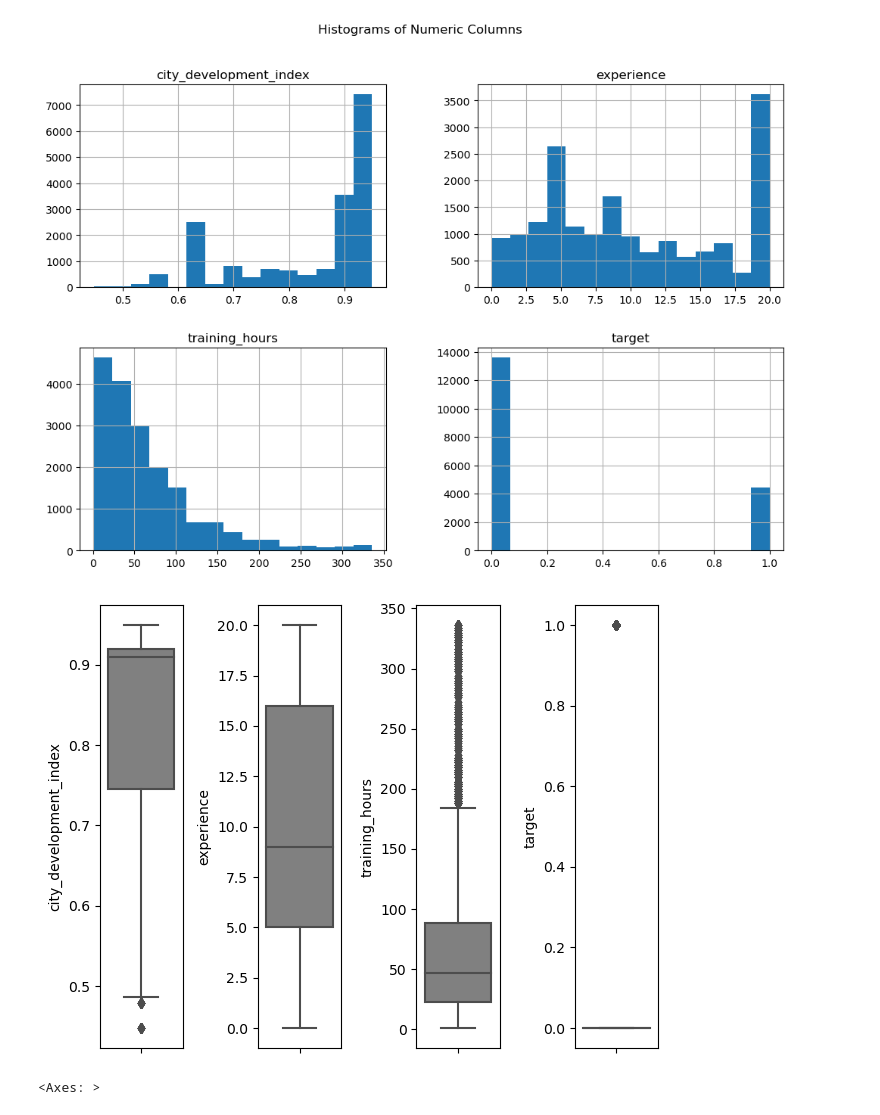
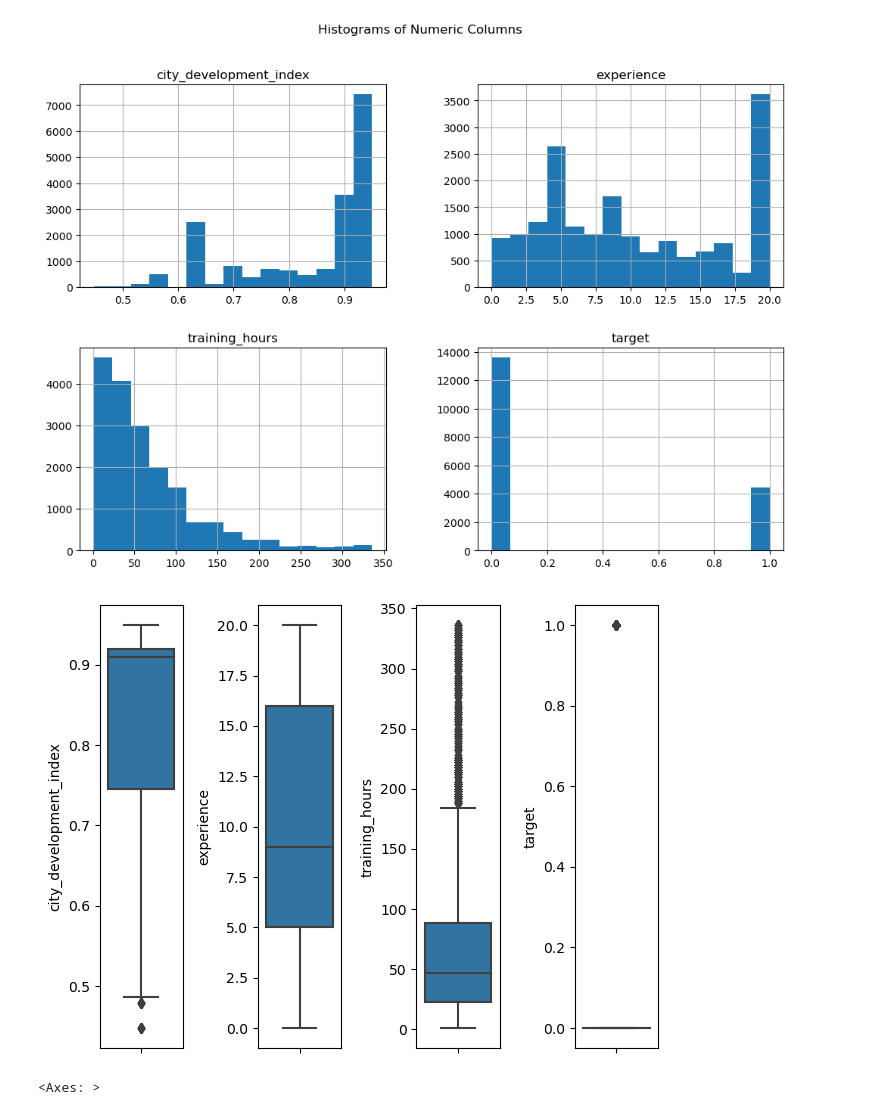
Before and after one commit to fachri34/Final-Project-Data-Science, a Jupyter notebook: PreprocessFinpro.ipynb, the cells around one changed output. Saved outputs shown, nothing was run; the diff lists cells and outputs as text; code cells hidden in the pictures.

```diff
--- a/EDAFinpro.ipynb
+++ b/PreprocessFinpro.ipynb
@@ -213,10 +213,10 @@ plt.show()
 # %%
 for i in range(0, len(nums)):
     plt.subplot(1, len(nums), i+1)
-    sns.boxplot(y=df[nums[i]], color='gray', orient='v')
+    sns.boxplot(y=df[nums[i]], orient='v')
     plt.tight_layout()
 # %% [output]
-[figure, old version]
+[figure, new version]
 # %%
 plt.figure(figsize=(8, 8))
 sns.heatmap(df.corr(), cmap='Blues', annot=True, fmt='.2f')
```
Also changed, not shown: parts of 5 cells of this notebook, 1 other file.
